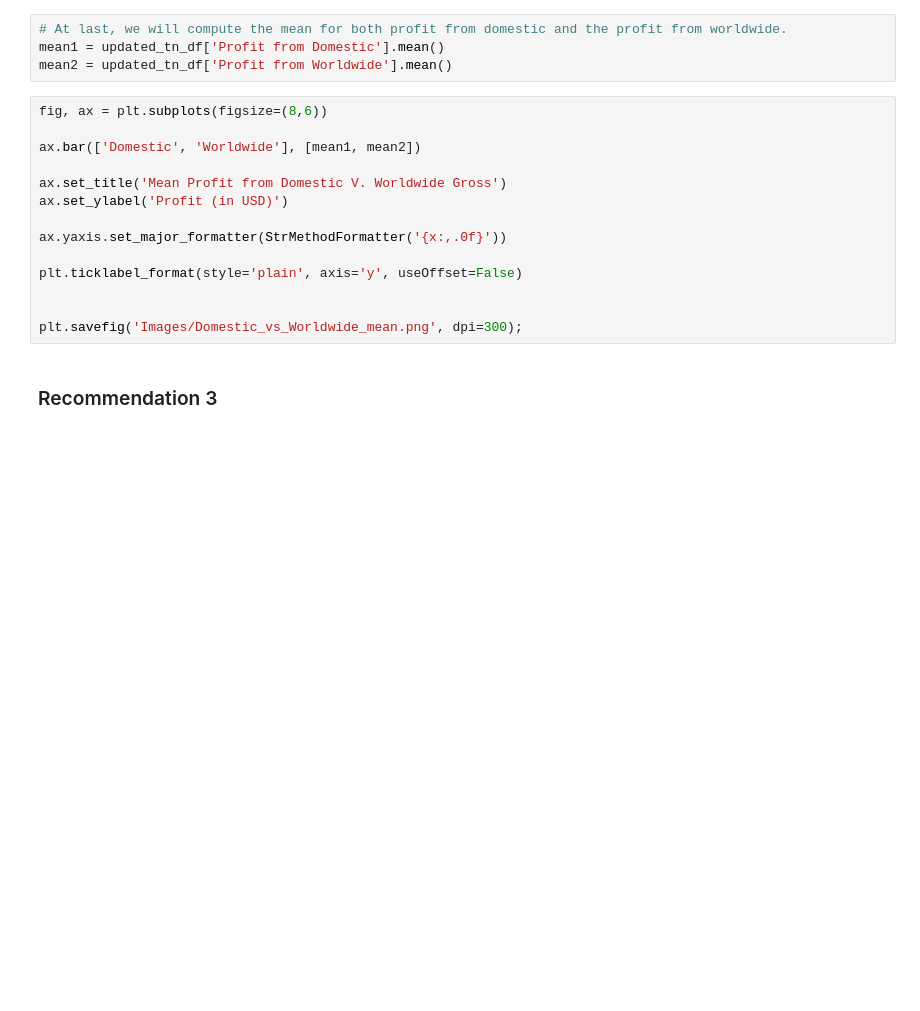
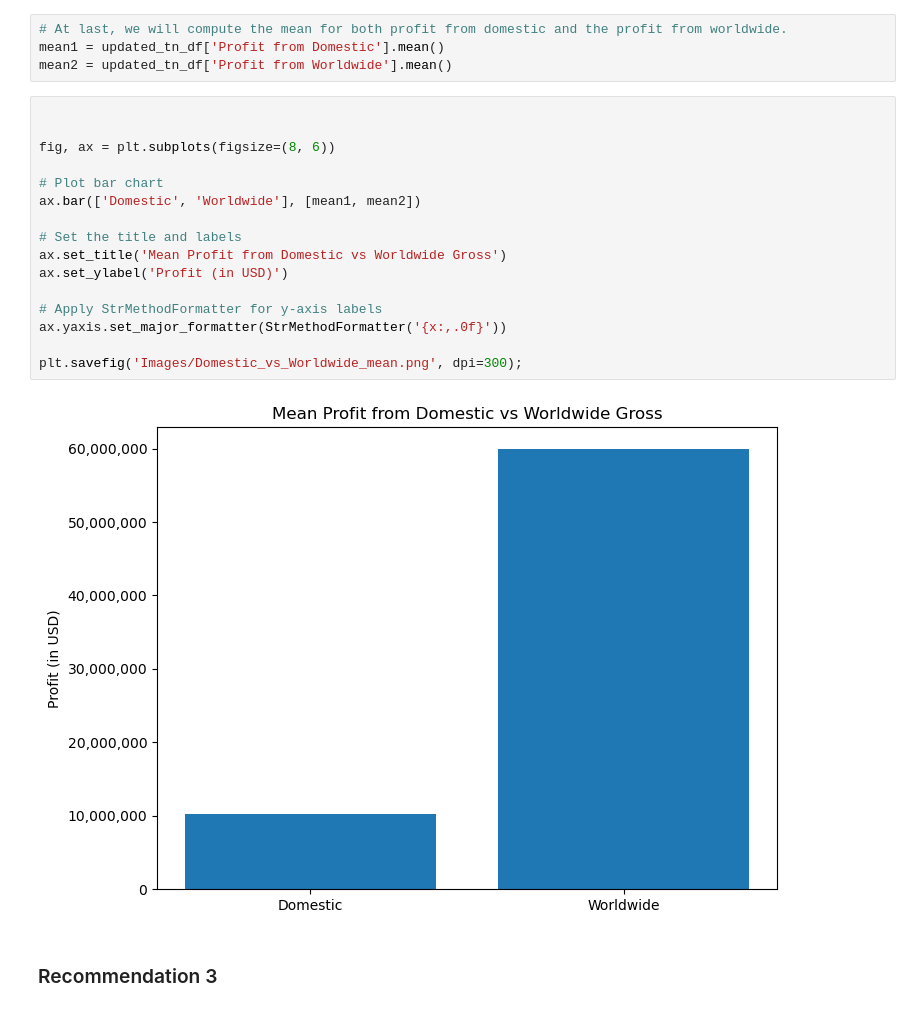
Before and after one commit to Caroline-kamusi/Movies-project, a Jupyter notebook: movies.ipynb, the cells around one changed output. Saved outputs shown, nothing was run; the diff lists cells and outputs as text; blank space fills up the shorter version.

```diff
--- a/movies.ipynb
+++ b/movies.ipynb
@@ -829,19 +825,23 @@ plt.savefig('Images/Budget_vs_worldwide_profit.png', dpi=300);
 mean1 = updated_tn_df['Profit from Domestic'].mean()
 mean2 = updated_tn_df['Profit from Worldwide'].mean()
 # %%
-fig, ax = plt.subplots(figsize=(8,6))
 
+
+fig, ax = plt.subplots(figsize=(8, 6))
+
+# Plot bar chart
 ax.bar(['Domestic', 'Worldwide'], [mean1, mean2])
 
-ax.set_title('Mean Profit from Domestic V. Worldwide Gross')
+# Set the title and labels
+ax.set_title('Mean Profit from Domestic vs Worldwide Gross')
 ax.set_ylabel('Profit (in USD)')
 
+# Apply StrMethodFormatter for y-axis labels
 ax.yaxis.set_major_formatter(StrMethodFormatter('{x:,.0f}'))
 
-plt.ticklabel_format(style='plain', axis='y', useOffset=False)
-
-
 plt.savefig('Images/Domestic_vs_Worldwide_mean.png', dpi=300);
+# %% [output]
+[figure, added]
 # %% [markdown]
 ### Recommendation 3
 # %%
```
Also changed, not shown: parts of 18 cells of this notebook, 2 other files.
